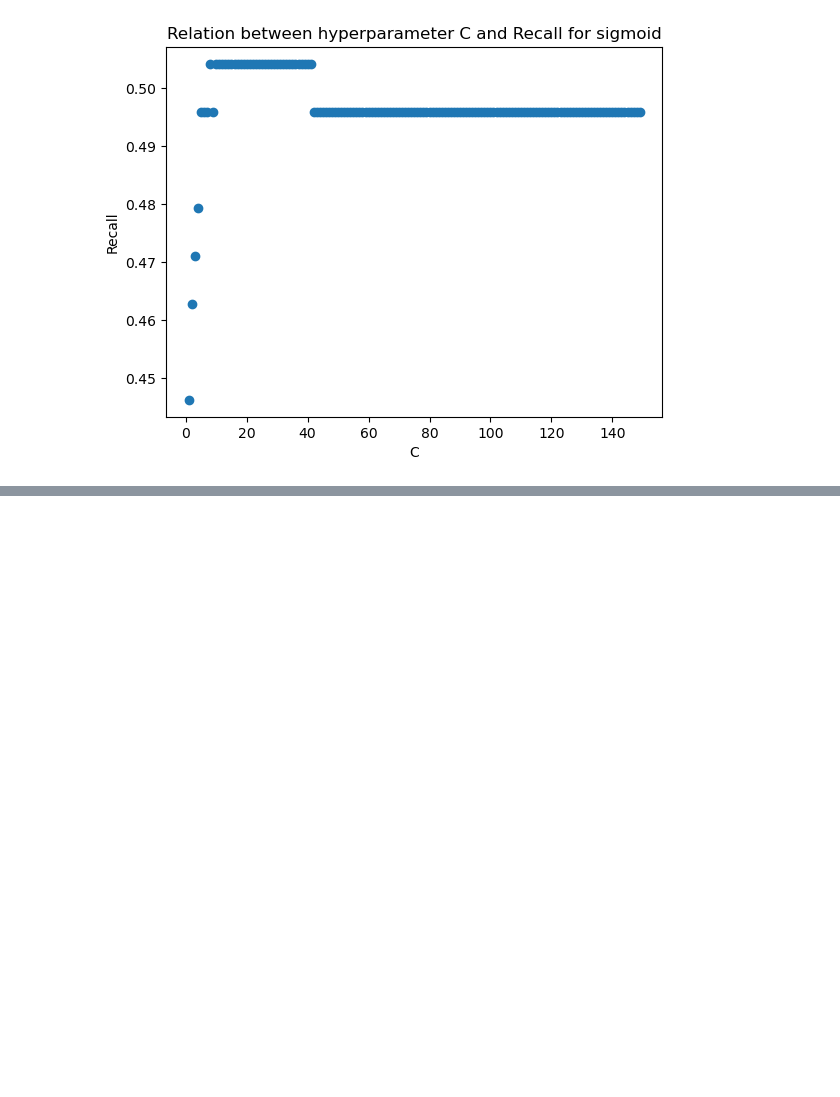
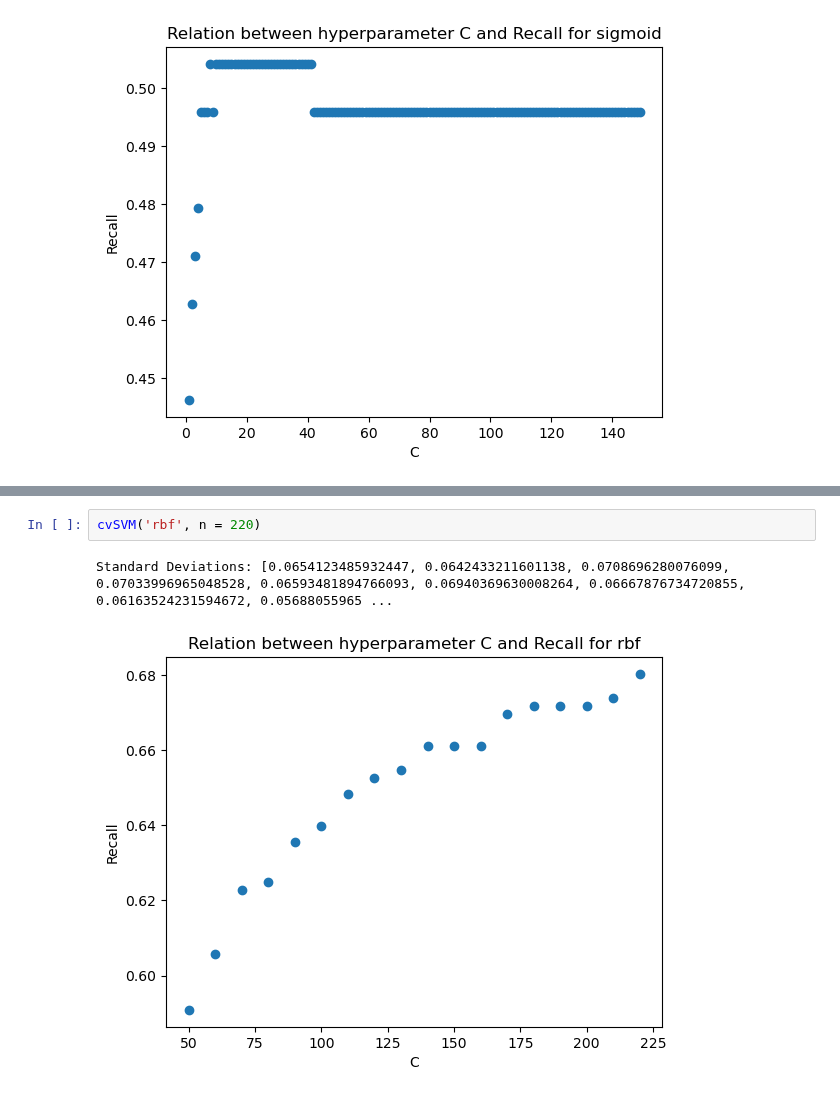
Before and after one commit to TheNoobGoda/ids-project, a Jupyter notebook: src/SVM.ipynb, the cells around one changed output, grey strips where cells are left out. Drawn from its saved outputs; the diff is of its cells as text; blank space fills up the shorter version.

```diff
--- a/src/SVM.ipynb
+++ b/src/SVM.ipynb
@@ -176,0 +204,5 @@ recall_testing('sigmoid', 150)
+# %%
+cvSVM('rbf', n = 220)
+# %% [output]
+Standard Deviations: [0.0654123485932447, 0.0642433211601138, 0.0708696280076099, 0.07033996965048528, 0.06593481894766093, 0.06940369630008264, 0.06667876734720855, 0.06163524231594672, 0.05688055965 ...
+[figure, added]
```
Also changed, not shown: parts of 6 cells of this notebook.
